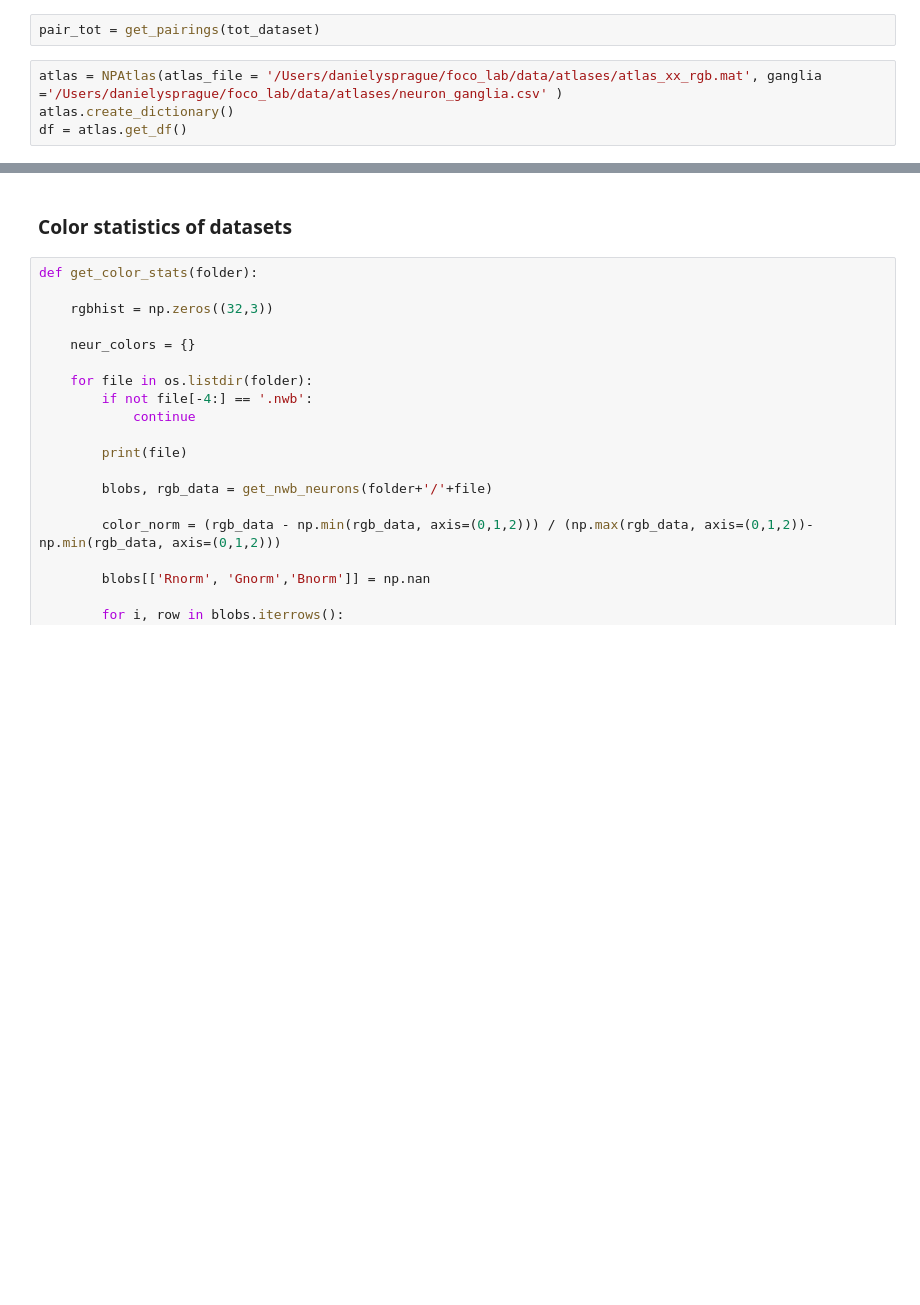
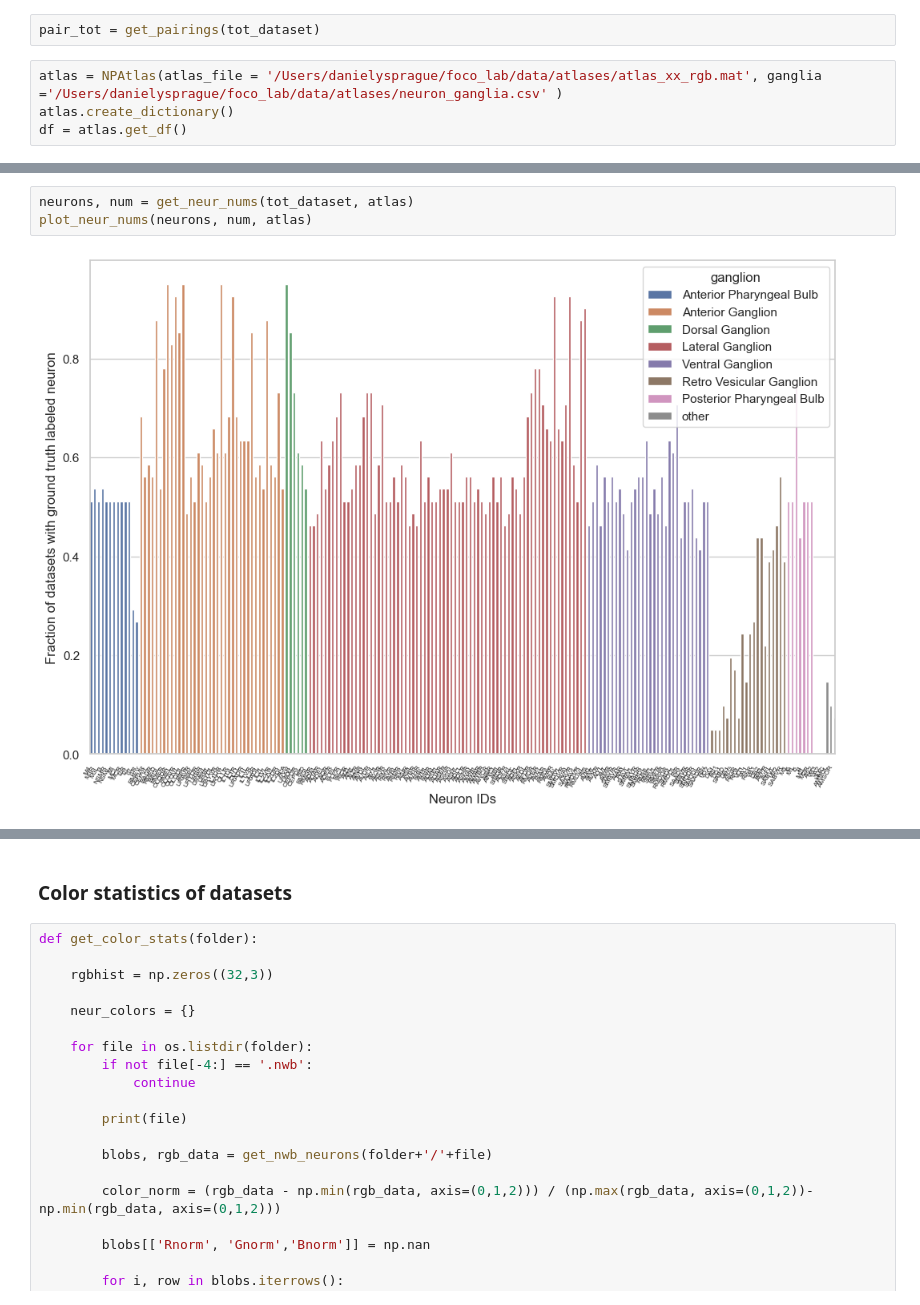
Before and after one commit to focolab/NWBelegans, a Jupyter notebook: Analysis/NWB_figures.ipynb, the cells around one changed output, grey strips where cells are left out. Cells and saved outputs as stored; diff of their text form; blank space fills up the shorter version.

```diff
--- a/Analysis/NWB_figures.ipynb
+++ b/Analysis/NWB_figures.ipynb
@@ -156,0 +150,5 @@ def plot_num_heatmap(num_heatmap, df_ganglia):
+# %%
+neurons, num = get_neur_nums(tot_dataset, atlas)
+plot_neur_nums(neurons, num, atlas)
+# %% [output]
+[figure, added]
```
Also changed, not shown: parts of 20 cells of this notebook, 6 other files.
